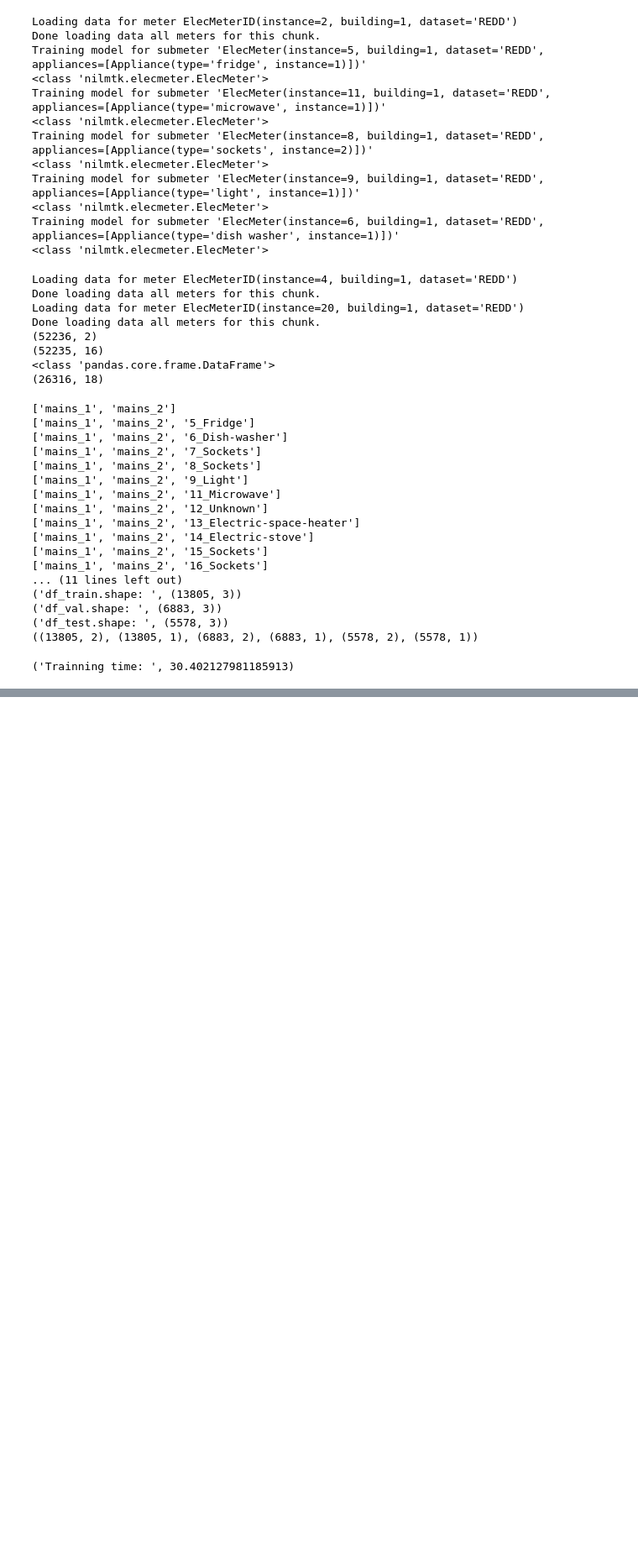
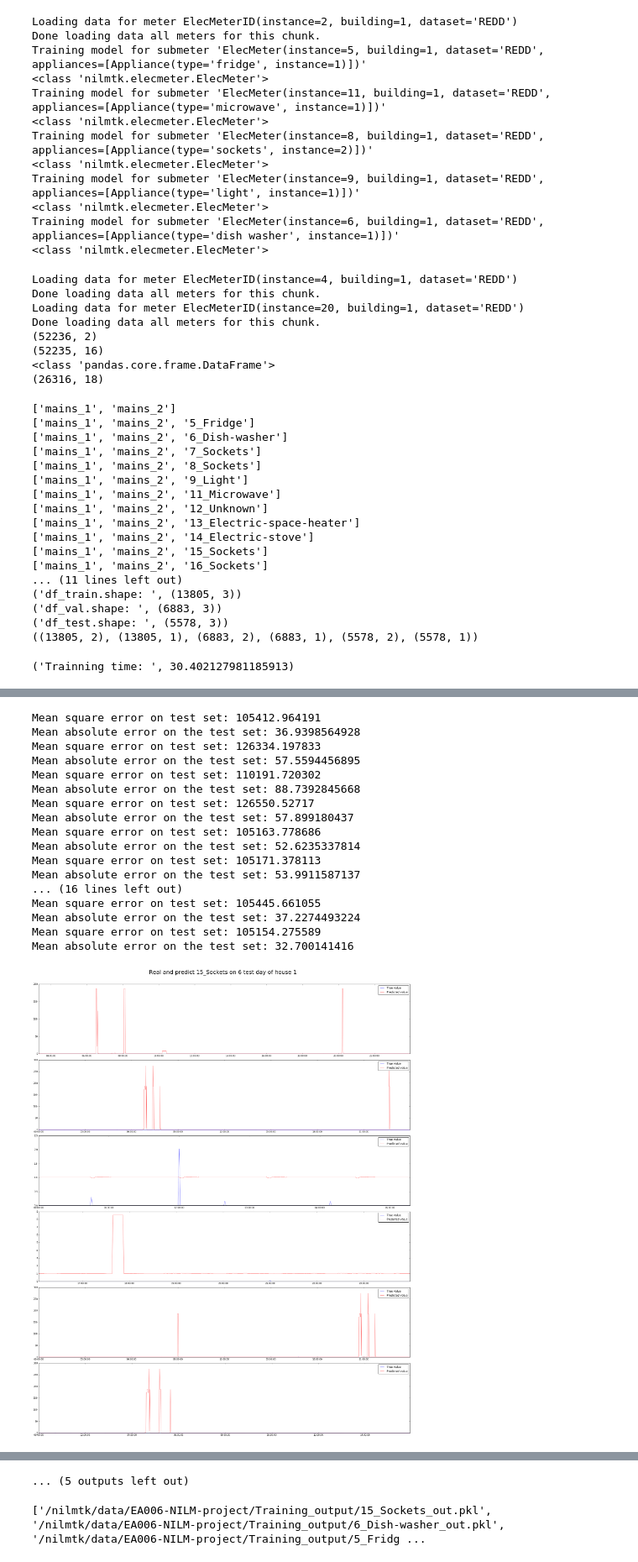
Before and after one commit to seoruosa/EA006-NILM-project, a Jupyter notebook: Disaggregation Algorithm.ipynb, the cells around one changed output, grey strips where cells are left out. Shown at 84% size. Saved outputs shown, nothing was run; the diff lists cells and outputs as text; code cells hidden in the pictures; blank space fills up the shorter version.

```diff
--- a/Disaggregation Algorithm.ipynb
+++ b/Disaggregation Algorithm.ipynb
@@ -406,0 +412,36 @@ RandomForestRegressor(bootstrap=True, criterion='mse', max_depth=None,
+# %%
+import os
+folder = '/nilmtk/data/EA006-NILM-project/Training_output'
+files = [os.path.join(folder,f) for f in os.listdir(folder) if os.path.isfile(os.path.join(folder,f))]
+for filePath in files:
+    with open(filePath) as f:  # Python 3: open(..., 'rb')
+        obj = pickle.load(f)
+
+    y_test_predict_2 = obj['model'].predict(X_test1)
+
+    tree_clf_all_meters = {}
+    tree_clf_all_meters[colMeterName] = tree_clf_1 #salva todos os modelos
+    plot_each_app(df1_test, dates[17:], y_test_predict_2, y_test1, 'Real and predict {} on 6 test day of house 1'.format(obj['meter']))
+    mse_tree_1 = mse_loss(y_test_predict_2, y_test1)
+    mae_tree_1 = mae_loss(y_test_predict_2, y_test1)
+    print('Mean square error on test set: {}'.format(mse_tree_1))
+    print('Mean absolute error on the test set: {}'.format(mae_tree_1))
+# %% [output]
+Mean square error on test set: 105412.964191
+Mean absolute error on the test set: 36.9398564928
+Mean square error on test set: 126334.197833
+Mean absolute error on the test set: 57.5594456895
+Mean square error on test set: 110191.720302
+Mean absolute error on the test set: 88.7392845668
+Mean square error on test set: 126550.52717
+Mean absolute error on the test set: 57.899180437
+Mean square error on test set: 105163.778686
+Mean absolute error on the test set: 52.6235337814
+Mean square error on test set: 105171.378113
+Mean absolute error on the test set: 53.9911587137
+... (16 lines left out)
+Mean square error on test set: 105445.661055
+Mean absolute error on the test set: 37.2274493224
+Mean square error on test set: 105154.275589
+Mean absolute error on the test set: 32.700141416
+[figure, added]
@@ -406,0 +458,8 @@ RandomForestRegressor(bootstrap=True, criterion='mse', max_depth=None,
+... (5 outputs left out)
+# %%
+import os
+folder = '/nilmtk/data/EA006-NILM-project/Training_output'
+files = [os.path.join(folder,f) for f in os.listdir(folder) if os.path.isfile(os.path.join(folder,f))]
+print(files)
+# %% [output]
+['/nilmtk/data/EA006-NILM-project/Training_output/15_Sockets_out.pkl', '/nilmtk/data/EA006-NILM-project/Training_output/6_Dish-washer_out.pkl', '/nilmtk/data/EA006-NILM-project/Training_output/5_Fridg ...
```
Also changed, not shown: parts of 4 cells of this notebook, 1 other file.
